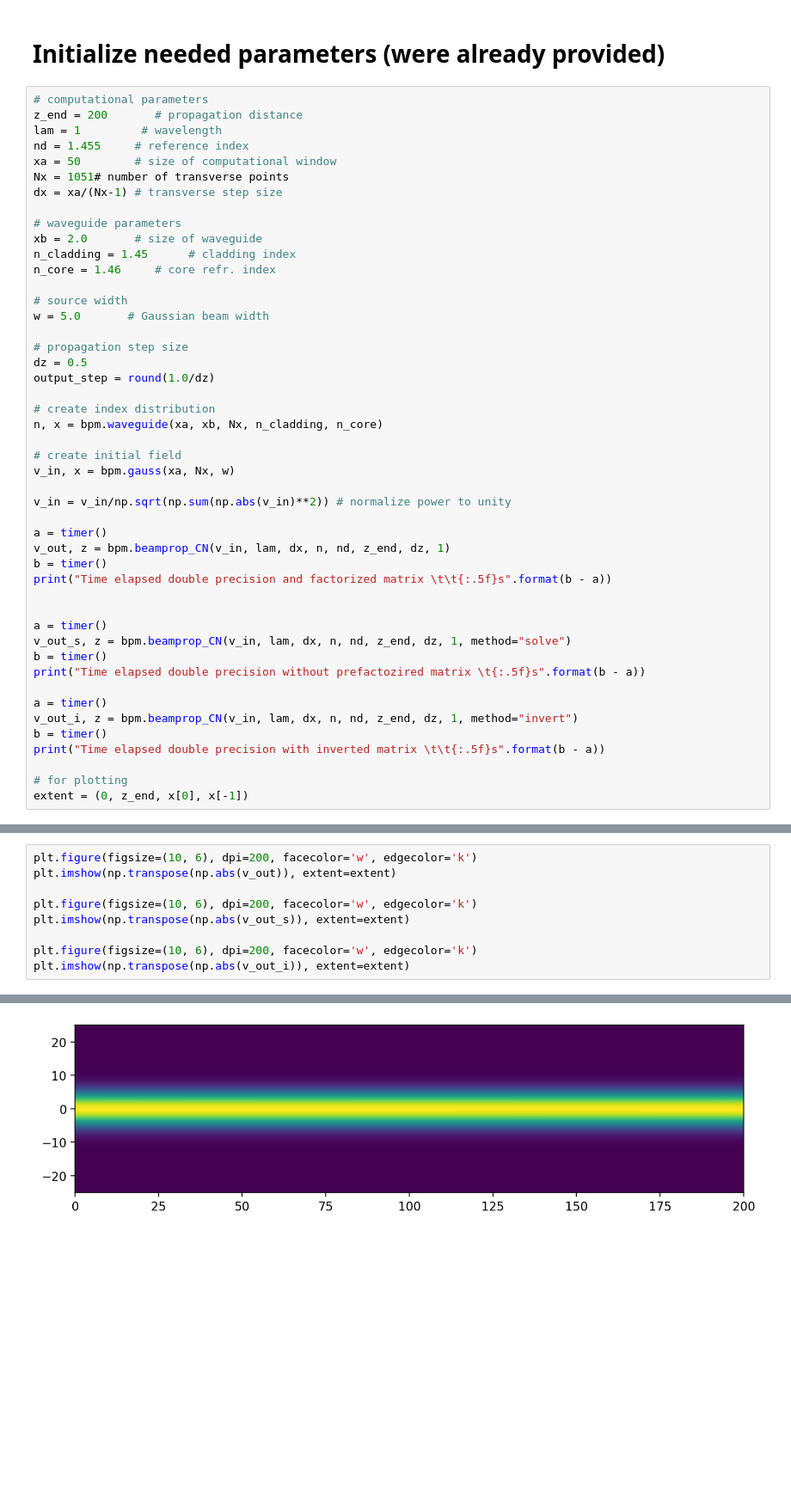
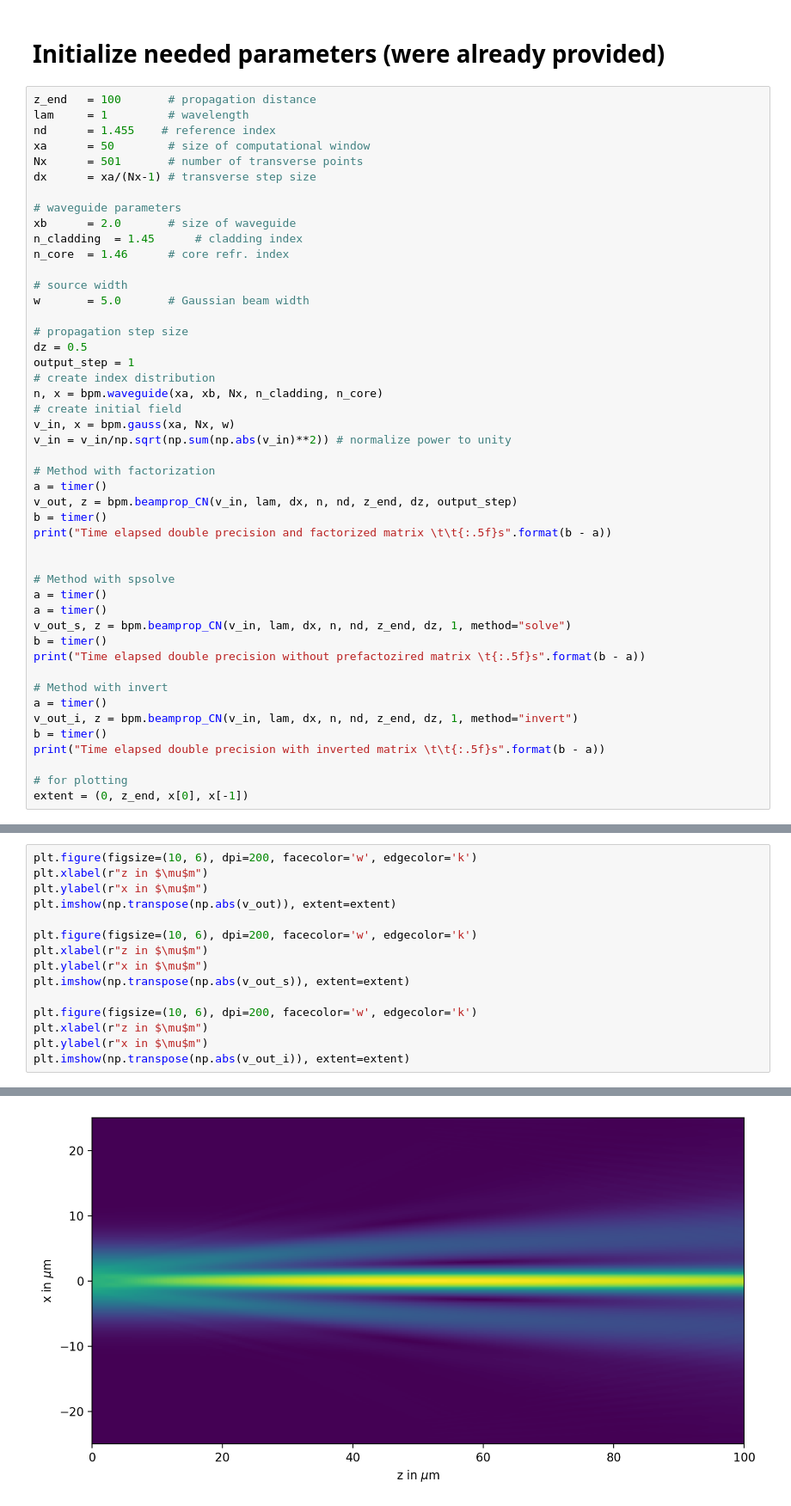
Before and after one commit to roflmaostc/Beam-Propagation-Method, a Jupyter notebook: demonstration.ipynb, the cells around one changed output, grey strips where cells are left out. Shown at 86% size. Saved outputs shown, nothing was run; the diff lists cells and outputs as text; blank space fills up the shorter version.

```diff
--- a/demonstration.ipynb
+++ b/demonstration.ipynb
@@ -6,45 +8,45 @@ import beam_propagation_method as bpm
 # %% [markdown]
 # Initialize needed parameters (were already provided)
 # %%
-# computational parameters
-z_end = 200       # propagation distance
-lam = 1         # wavelength
-nd = 1.455     # reference index
-xa = 50        # size of computational window
-Nx = 1051# number of transverse points
-dx = xa/(Nx-1) # transverse step size
+z_end   = 100       # propagation distance
+lam     = 1         # wavelength
+nd      = 1.455    # reference index
+xa      = 50        # size of computational window
+Nx      = 501       # number of transverse points
+dx      = xa/(Nx-1) # transverse step size
 
 # waveguide parameters
-xb = 2.0       # size of waveguide
-n_cladding = 1.45      # cladding index
-n_core = 1.46     # core refr. index
+xb      = 2.0       # size of waveguide
+n_cladding  = 1.45      # cladding index
+n_core  = 1.46      # core refr. index
 
 # source width
-w = 5.0       # Gaussian beam width
+w       = 5.0       # Gaussian beam width
 
 # propagation step size
 dz = 0.5
-output_step = round(1.0/dz)
-
+output_step = 1
 # create index distribution
 n, x = bpm.waveguide(xa, xb, Nx, n_cladding, n_core)
-
 # create initial field
 v_in, x = bpm.gauss(xa, Nx, w)
-
 v_in = v_in/np.sqrt(np.sum(np.abs(v_in)**2)) # normalize power to unity
 
+# Method with factorization
 a = timer()
-v_out, z = bpm.beamprop_CN(v_in, lam, dx, n, nd, z_end, dz, 1)
+v_out, z = bpm.beamprop_CN(v_in, lam, dx, n, nd, z_end, dz, output_step)
 b = timer()
 print("Time elapsed double precision and factorized matrix \t\t{:.5f}s".format(b - a))
 
 
+# Method with spsolve
+a = timer()
 a = timer()
 v_out_s, z = bpm.beamprop_CN(v_in, lam, dx, n, nd, z_end, dz, 1, method="solve")
 b = timer()
 print("Time elapsed double precision without prefactozired matrix \t{:.5f}s".format(b - a))
 
+# Method with invert
 a = timer()
 v_out_i, z = bpm.beamprop_CN(v_in, lam, dx, n, nd, z_end, dz, 1, method="invert")
 b = timer()
@@ -59,12 +61,18 @@ Time elapsed double precision with inverted matrix              1.02322s
 # %%
 plt.figure(figsize=(10, 6), dpi=200, facecolor='w', edgecolor='k')
+plt.xlabel(r"z in $\mu$m")
+plt.ylabel(r"x in $\mu$m")
 plt.imshow(np.transpose(np.abs(v_out)), extent=extent)
 
 plt.figure(figsize=(10, 6), dpi=200, facecolor='w', edgecolor='k')
+plt.xlabel(r"z in $\mu$m")
+plt.ylabel(r"x in $\mu$m")
 plt.imshow(np.transpose(np.abs(v_out_s)), extent=extent)
 
 plt.figure(figsize=(10, 6), dpi=200, facecolor='w', edgecolor='k')
+plt.xlabel(r"z in $\mu$m")
+plt.ylabel(r"x in $\mu$m")
 plt.imshow(np.transpose(np.abs(v_out_i)), extent=extent)
 # %% [output]
 <matplotlib.image.AxesImage at 0x...>
-[figure, old version]
+[figure, new version]
```
Also changed, not shown: parts of 12 cells of this notebook.
